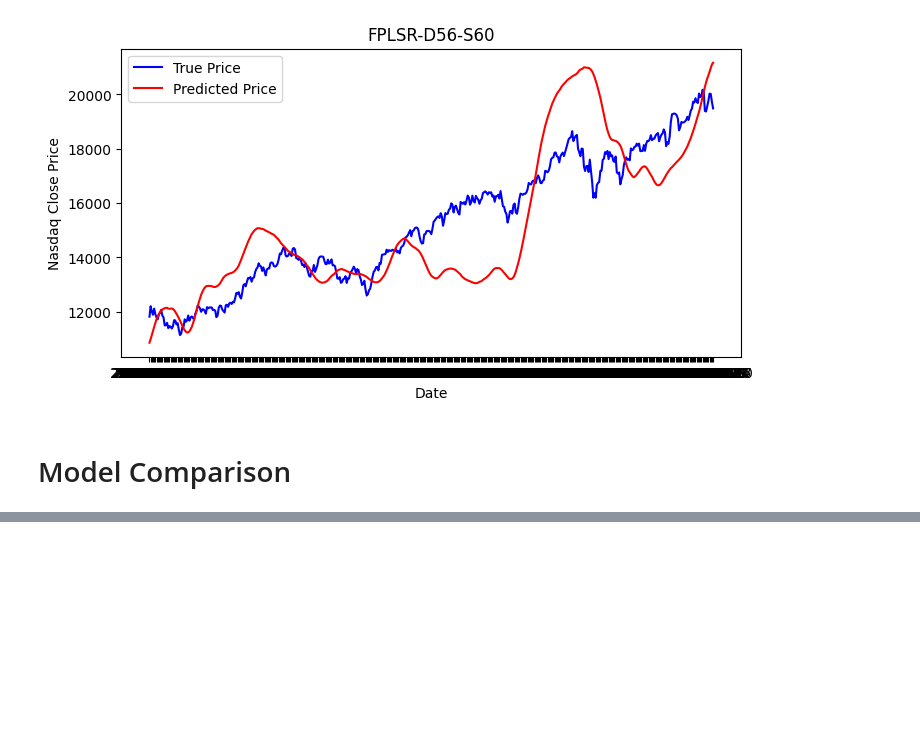
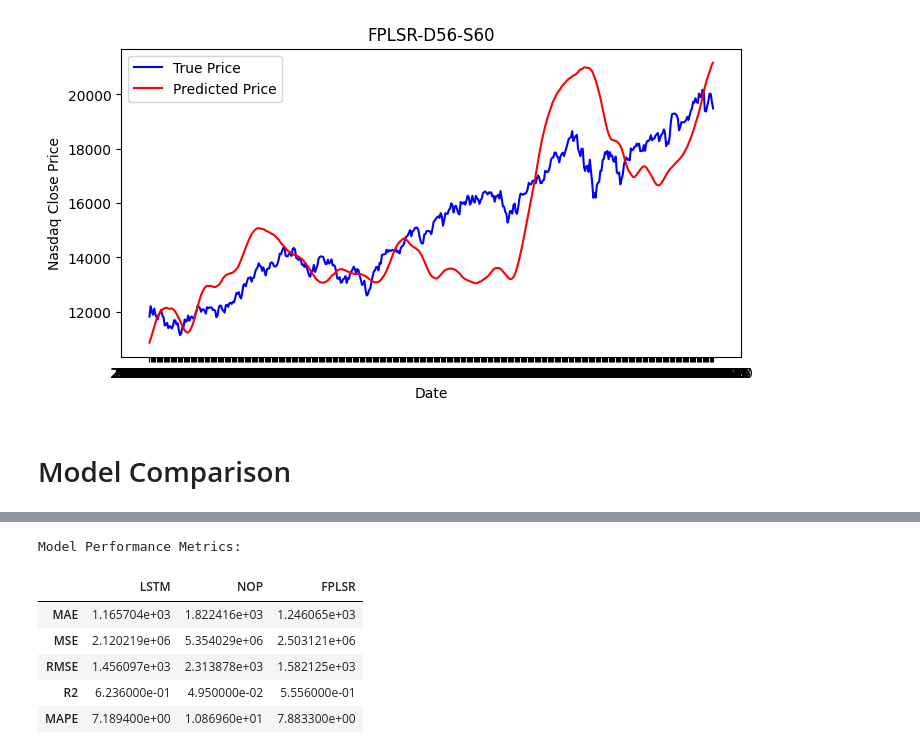
Before and after one commit to PaulYYLin/NOP-vs-FPLSR-OnNasdaq_index, a Jupyter notebook: Nasdaq-index-NOP.ipynb, the cells around one changed output, grey strips where cells are left out. Saved outputs shown, nothing was run; the diff lists cells and outputs as text; code cells hidden in the pictures; blank space fills up the shorter version.

```diff
--- a/Nasdaq-index-NOP.ipynb
+++ b/Nasdaq-index-NOP.ipynb
@@ -408,0 +400,40 @@ plt.show()
+# %%
+from sklearn.metrics import mean_absolute_error, mean_squared_error, r2_score
+
+def calculate_metrics(y_true, y_pred):
+    mae = mean_absolute_error(y_true, y_pred)
+    mse = mean_squared_error(y_true, y_pred)
+    rmse = np.sqrt(mse)
+    r2 = r2_score(y_true, y_pred)
+    mape = np.mean(np.abs((y_true - y_pred) / y_true)) * 100
+
+    return {
+        'MAE': mae,
+        'MSE': mse,
+        'RMSE': rmse,
+        'R2': r2,
+        'MAPE': mape
+    }
+
+# Calculate metrics for each model
+lstm_metrics = calculate_metrics(lstm_y_test_inv, lstm_y_pred_inv)
+nop_metrics = calculate_metrics(lstm_y_test_inv, nop_y_pred_inv)
+fplsr_metrics = calculate_metrics(lstm_y_test_inv, fplsr_y_pred_inv)
+
+# Create comparison table
+metrics_df = pd.DataFrame({
+    'LSTM': lstm_metrics,
+    'NOP': nop_metrics,
+    'FPLSR': fplsr_metrics
+})
+
+print("\nModel Performance Metrics:")
+metrics_df.round(4)
+# %% [output]
+Model Performance Metrics:
+|  | LSTM | NOP | FPLSR |
+| MAE | 1.165704e+03 | 1.822416e+03 | 1.246065e+03 |
+| MSE | 2.120219e+06 | 5.354029e+06 | 2.503121e+06 |
+| RMSE | 1.456097e+03 | 2.313878e+03 | 1.582125e+03 |
+| R2 | 6.236000e-01 | 4.950000e-02 | 5.556000e-01 |
+| MAPE | 7.189400e+00 | 1.086960e+01 | 7.883300e+00 |
```
Also changed, not shown: parts of 5 cells of this notebook, 3 other files.
